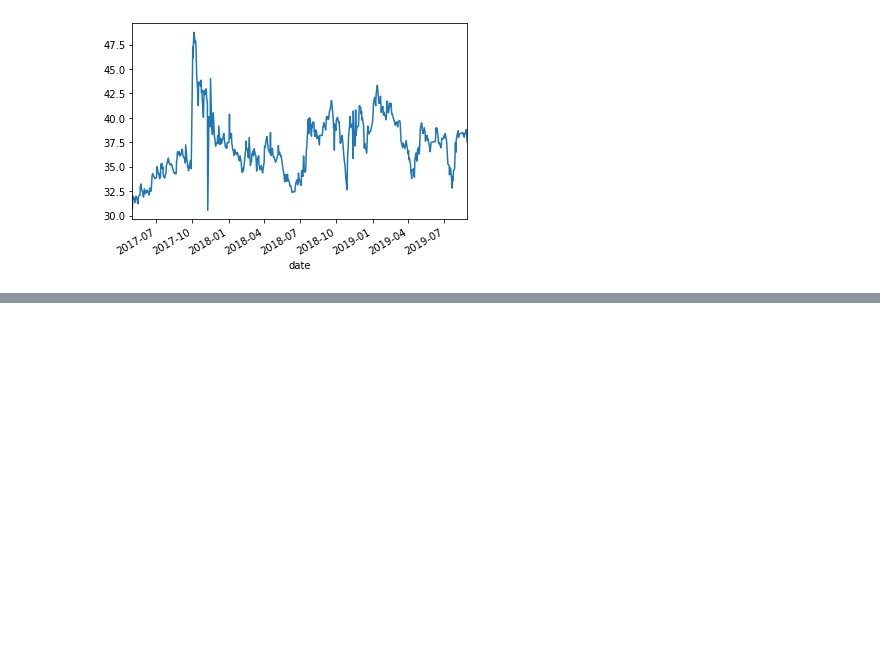
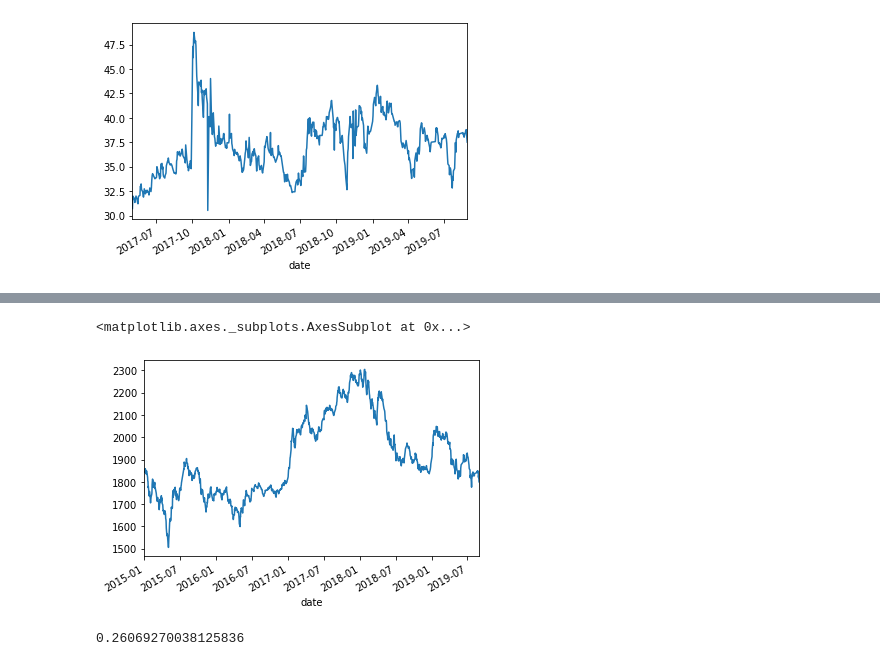
Before and after one commit to kalam360/dse-stock-analysis, a Jupyter notebook: sy-portfolio/analysis-starting-point.ipynb, the cells around one changed output, grey strips where cells are left out. Cells and saved outputs as stored; diff of their text form; code cells hidden in the pictures; blank space fills up the shorter version.

```diff
--- a/sy-portfolio/analysis-starting-point.ipynb
+++ b/sy-portfolio/analysis-starting-point.ipynb
@@ -60,0 +141,5 @@ df_it['close'].plot()
+# %%
+df[df['symbol'] == '00DS30'].close.plot()
+# %% [output]
+<matplotlib.axes._subplots.AxesSubplot at 0x...>
+[figure, added]
@@ -60,0 +148,5 @@ df_it['close'].plot()
+# %%
+rf = 8.5 / 360
+(((df_it.pct_change(30).mean() - rf )/df_it.pct_change(30).std())) * (12**.5)
+# %% [output]
+0.26069270038125836
```
Also changed, not shown: parts of 12 cells of this notebook, 2 other files.
